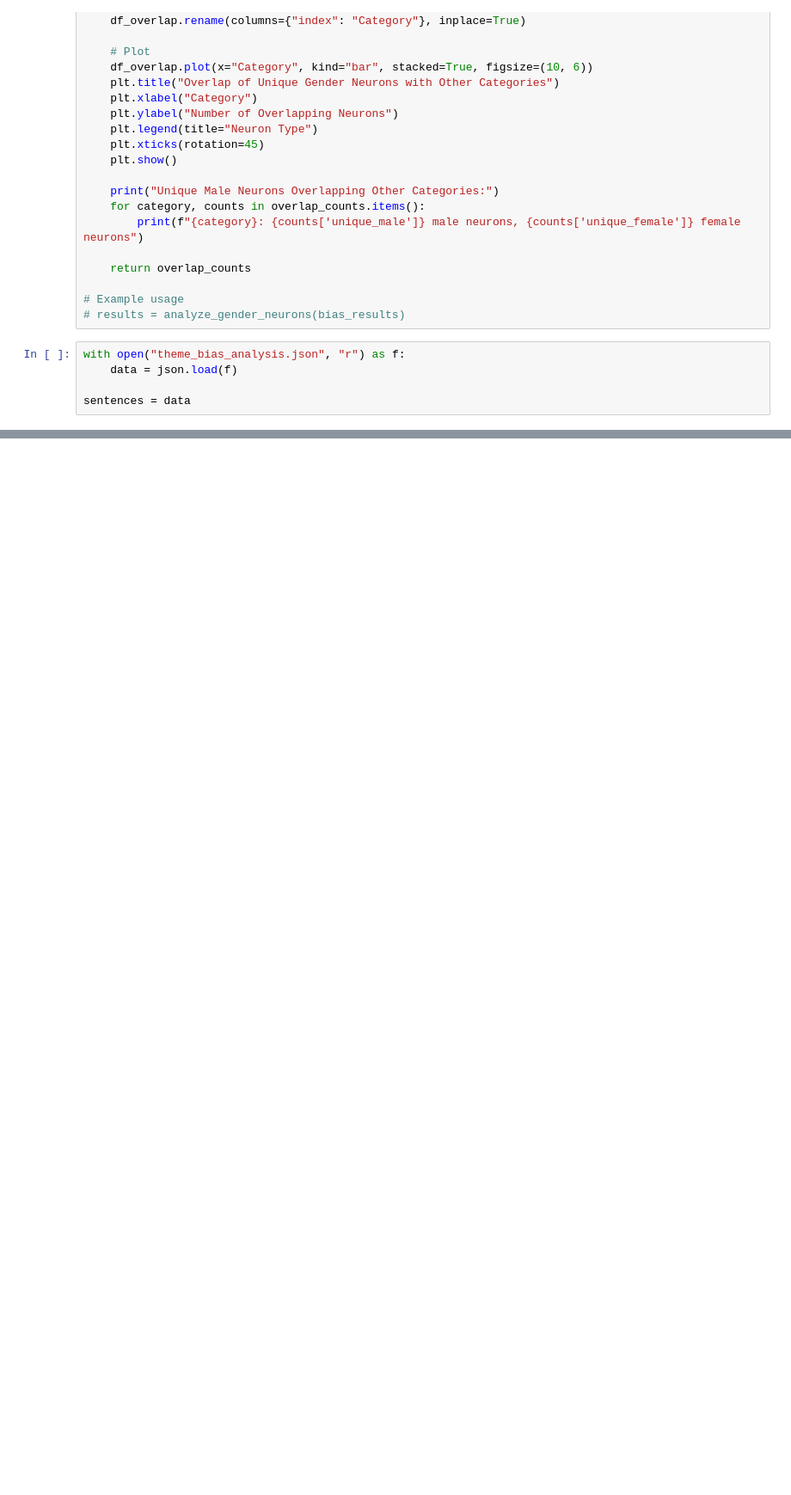
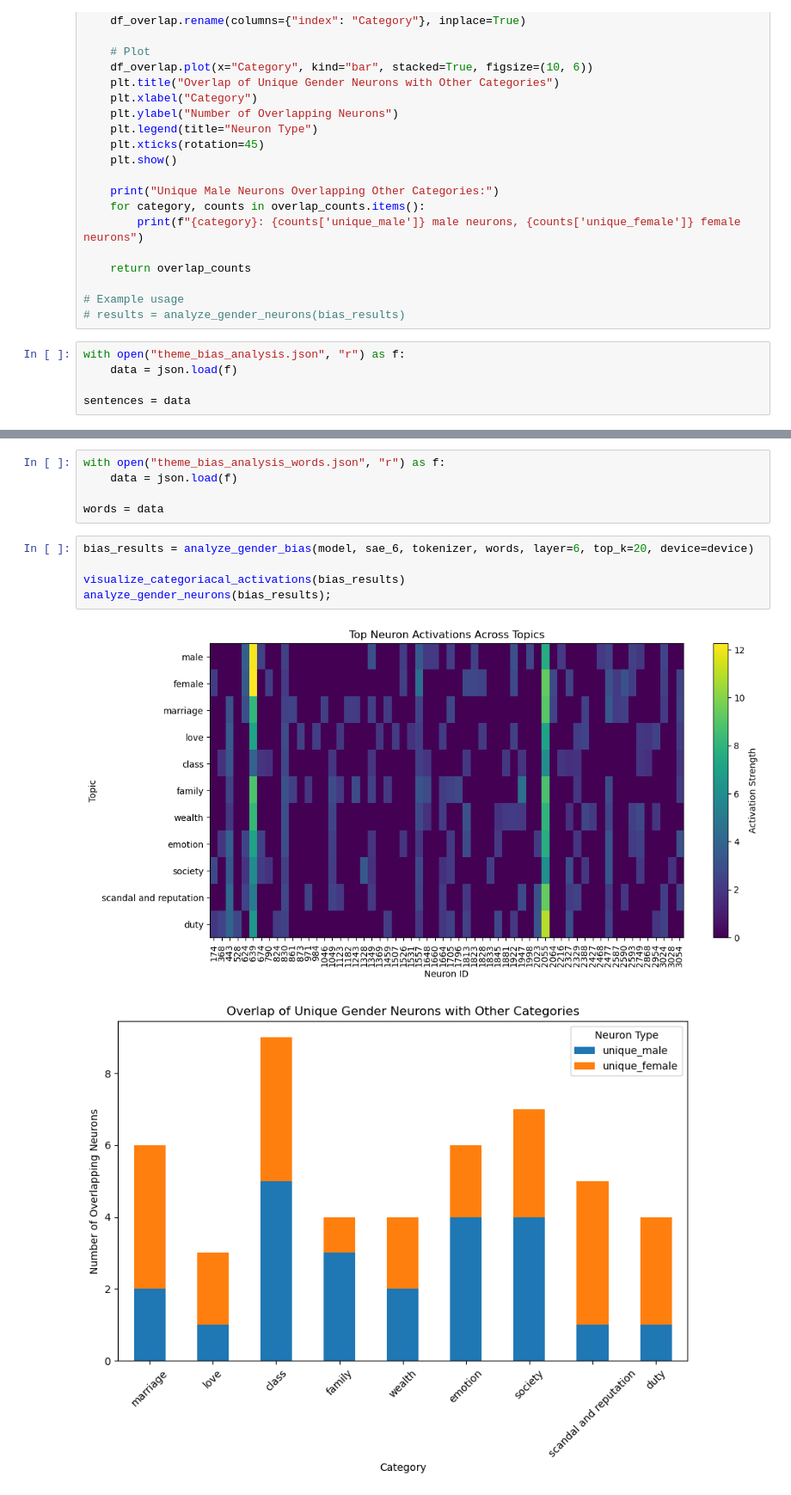
Before and after one commit to iug-htw/GPTAndPrejudice, a Jupyter notebook: neuron_activations_overlap.ipynb, the cells around one changed output, grey strips where cells are left out. Shown: that part at 86% size. Saved outputs shown, nothing was run; the diff lists cells and outputs as text; blank space fills up the shorter version.

```diff
--- a/neuron_activations_overlap.ipynb
+++ b/neuron_activations_overlap.ipynb
@@ -250,0 +230,13 @@ duty: 0 male neurons, 4 female neurons
+# %%
+with open("theme_bias_analysis_words.json", "r") as f:
+    data = json.load(f)
+
+words = data
+# %%
+bias_results = analyze_gender_bias(model, sae_6, tokenizer, words, layer=6, top_k=20, device=device)
+
+visualize_categoriacal_activations(bias_results)
+analyze_gender_neurons(bias_results);
+# %% [output]
+[figure, added]
+[figure, added]
```
Also changed, not shown: parts of 8 cells of this notebook, 10 other files.
